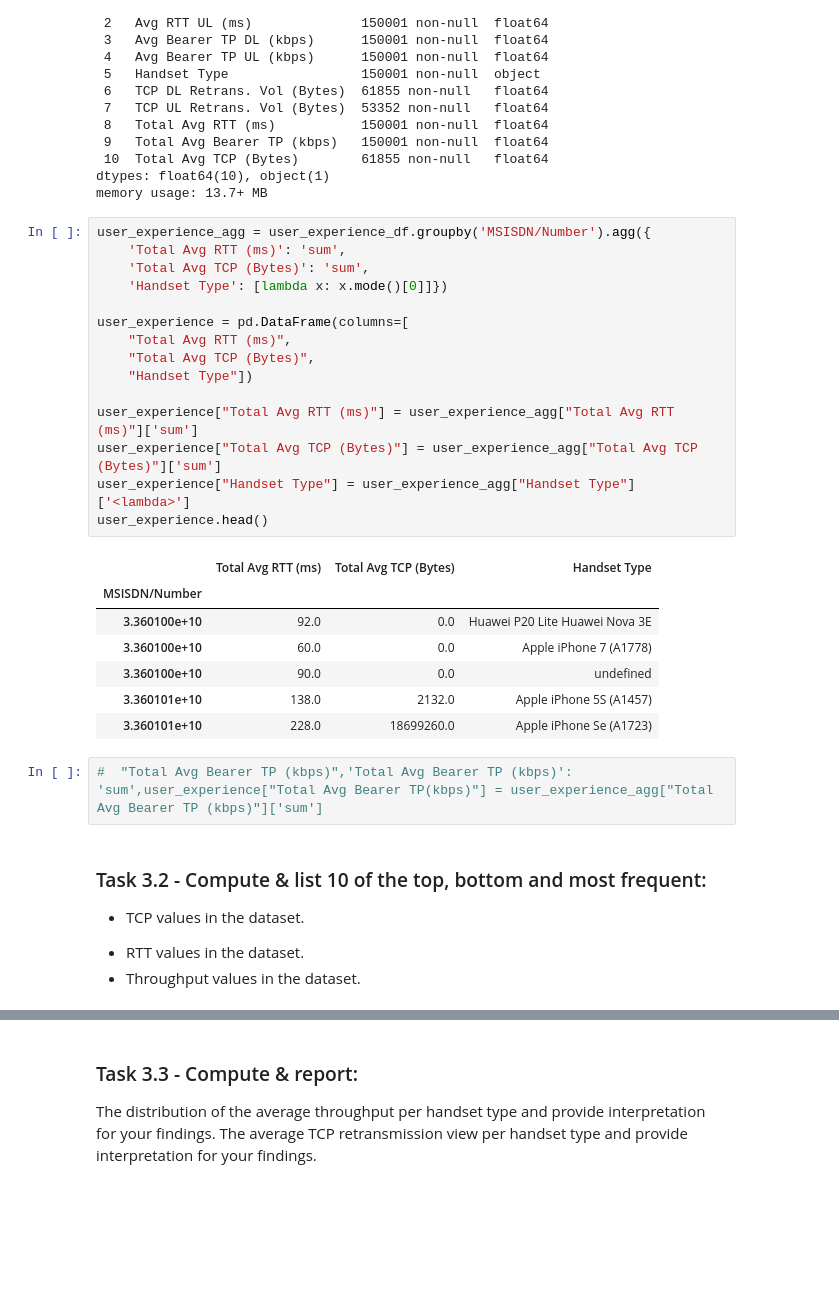
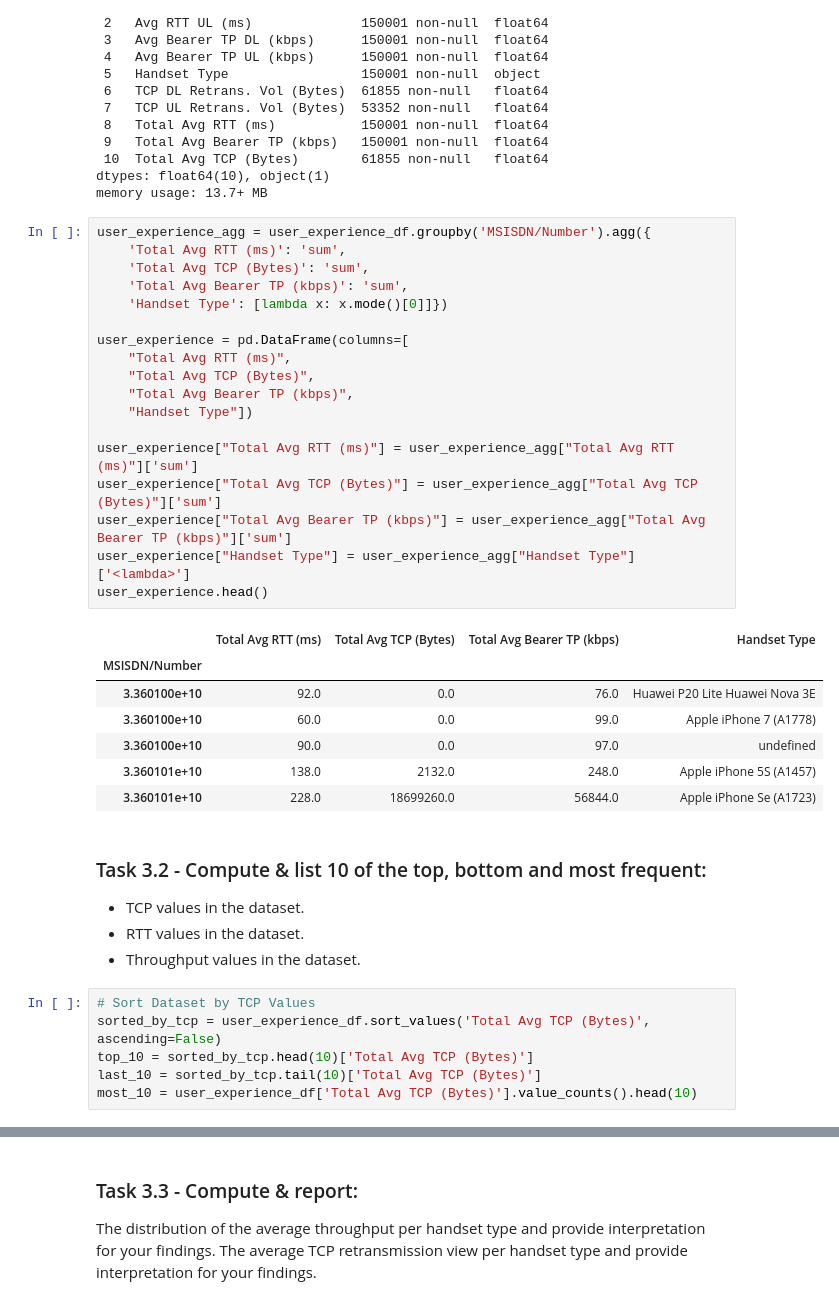
Before and after one commit to YohansSamuel/TeleCom-Data-Analysis, a Jupyter notebook: notebooks/Task-3-User_Experience_Analysis.ipynb, the cells around one changed output, grey strips where cells are left out. Cells and saved outputs as stored; diff of their text form; blank space fills up the shorter version.

Commit message:
sort dataset by tcp values

```diff
--- a/notebooks/Task-3-User_Experience_Analysis.ipynb
+++ b/notebooks/Task-3-User_Experience_Analysis.ipynb
@@ -110,30 +110,37 @@ memory usage: 13.7+ MB
 # %%
 user_experience_agg = user_experience_df.groupby('MSISDN/Number').agg({
     'Total Avg RTT (ms)': 'sum',
     'Total Avg TCP (Bytes)': 'sum',
+    'Total Avg Bearer TP (kbps)': 'sum',
     'Handset Type': [lambda x: x.mode()[0]]})
 
 user_experience = pd.DataFrame(columns=[
     "Total Avg RTT (ms)",
     "Total Avg TCP (Bytes)",
+    "Total Avg Bearer TP (kbps)",
     "Handset Type"])
 
 user_experience["Total Avg RTT (ms)"] = user_experience_agg["Total Avg RTT (ms)"]['sum']
 user_experience["Total Avg TCP (Bytes)"] = user_experience_agg["Total Avg TCP (Bytes)"]['sum']
+user_experience["Total Avg Bearer TP (kbps)"] = user_experience_agg["Total Avg Bearer TP (kbps)"]['sum']
 user_experience["Handset Type"] = user_experience_agg["Handset Type"]['<lambda>']
 user_experience.head()
 # %% [output]
-|  | Total Avg RTT (ms) | Total Avg TCP (Bytes) | Handset Type |
-| MSISDN/Number |  |  |  |
-| 3.360100e+10 | 92.0 | 0.0 | Huawei P20 Lite Huawei Nova 3E |
-| 3.360100e+10 | 60.0 | 0.0 | Apple iPhone 7 (A1778) |
-| 3.360100e+10 | 90.0 | 0.0 | undefined |
-| 3.360101e+10 | 138.0 | 2132.0 | Apple iPhone 5S (A1457) |
-| 3.360101e+10 | 228.0 | 18699260.0 | Apple iPhone Se (A1723) |
+|  | Total Avg RTT (ms) | Total Avg TCP (Bytes) | Total Avg Bearer TP (kbps) | Handset Type |
+| MSISDN/Number |  |  |  |  |
+| 3.360100e+10 | 92.0 | 0.0 | 76.0 | Huawei P20 Lite Huawei Nova 3E |
+| 3.360100e+10 | 60.0 | 0.0 | 99.0 | Apple iPhone 7 (A1778) |
+| 3.360100e+10 | 90.0 | 0.0 | 97.0 | undefined |
+| 3.360101e+10 | 138.0 | 2132.0 | 248.0 | Apple iPhone 5S (A1457) |
+| 3.360101e+10 | 228.0 | 18699260.0 | 56844.0 | Apple iPhone Se (A1723) |
-# %%
-#  "Total Avg Bearer TP (kbps)",'Total Avg Bearer TP (kbps)': 'sum',user_experience["Total Avg Bearer TP(kbps)"] = user_experience_agg["Total Avg Bearer TP (kbps)"]['sum']
 # %% [markdown]
 ### Task 3.2 - Compute & list 10 of the top, bottom and most frequent:
-* TCP values in the dataset.
+- TCP values in the dataset.
 - RTT values in the dataset.
 - Throughput values in the dataset.
+# %%
+# Sort Dataset by TCP Values
+sorted_by_tcp = user_experience_df.sort_values('Total Avg TCP (Bytes)', ascending=False)
+top_10 = sorted_by_tcp.head(10)['Total Avg TCP (Bytes)']
+last_10 = sorted_by_tcp.tail(10)['Total Avg TCP (Bytes)']
+most_10 = user_experience_df['Total Avg TCP (Bytes)'].value_counts().head(10)
```
Also changed, not shown: parts of 1 cell of this notebook.
